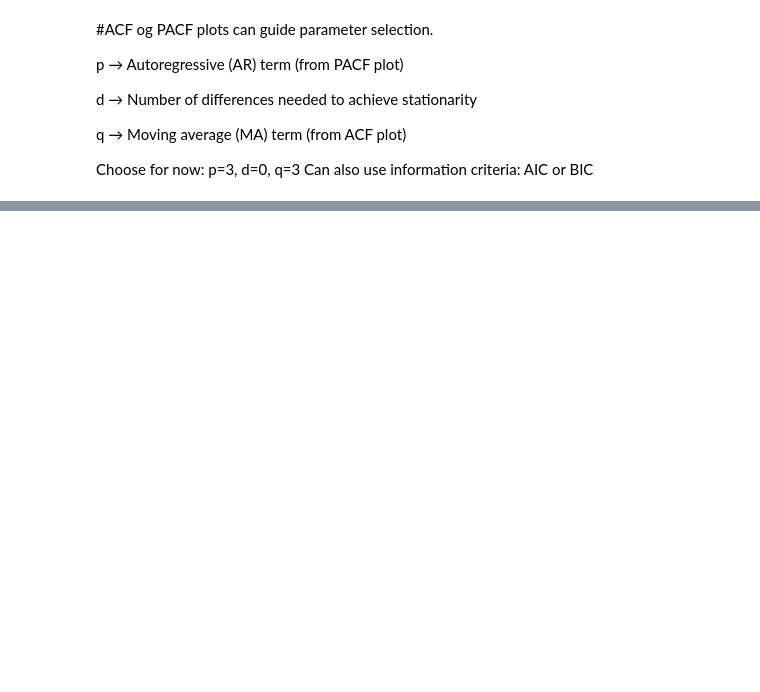
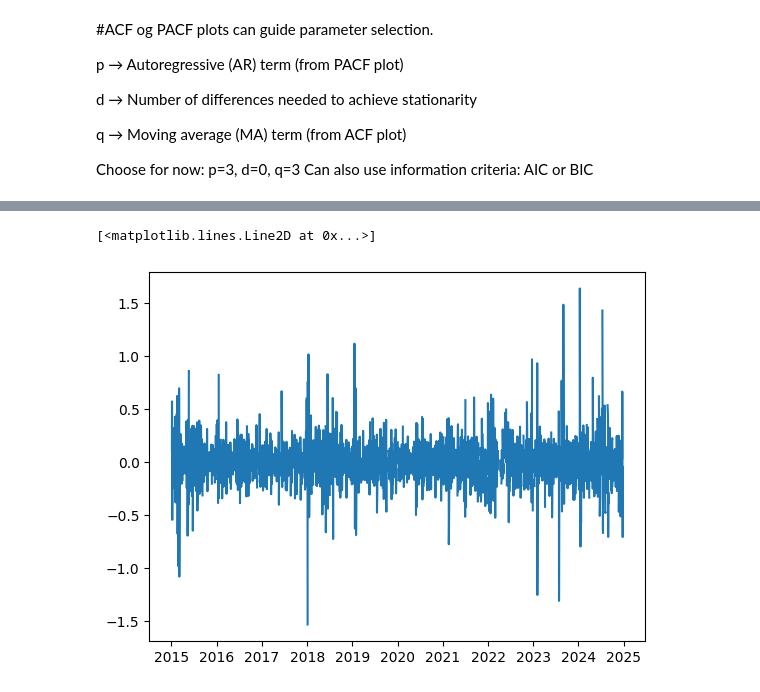
Before and after one commit to kfkhaug/TIO4317_spring25_project, a Jupyter notebook: modelling.ipynb, the cells around one changed output, grey strips where cells are left out. Cells and saved outputs as stored; diff of their text form; code cells hidden in the pictures; blank space fills up the shorter version.

```diff
--- a/modelling.ipynb
+++ b/modelling.ipynb
@@ -117,0 +159,2 @@ plt.title("Residuals from ARIMA(3,0,3)")
+# %%
+df['Diff_Value_Log'] = df['Log_Values'].diff()
@@ -117,0 +176,6 @@ plt.title("Residuals from ARIMA(3,0,3)")
+# %%
+log_diff_PJM = df["Diff_Value_Log"].asfreq('B')
+plt.plot(log_diff_PJM)
+# %% [output]
+[<matplotlib.lines.Line2D at 0x...>]
+[figure, added]
```
Also changed, not shown: parts of 20 cells of this notebook.
